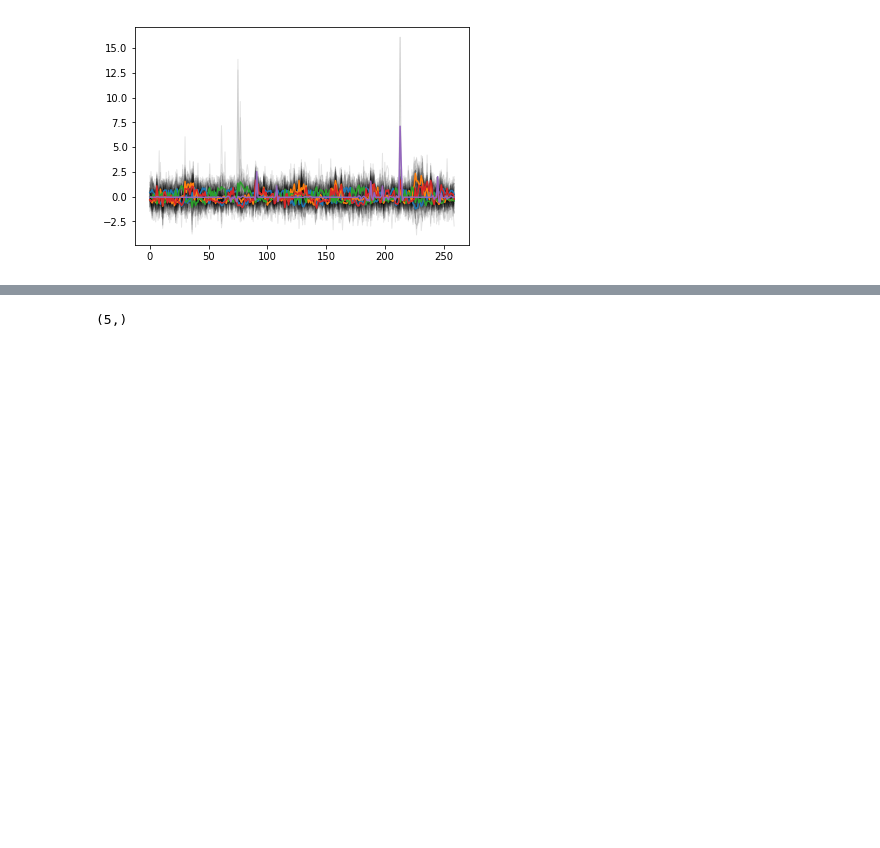
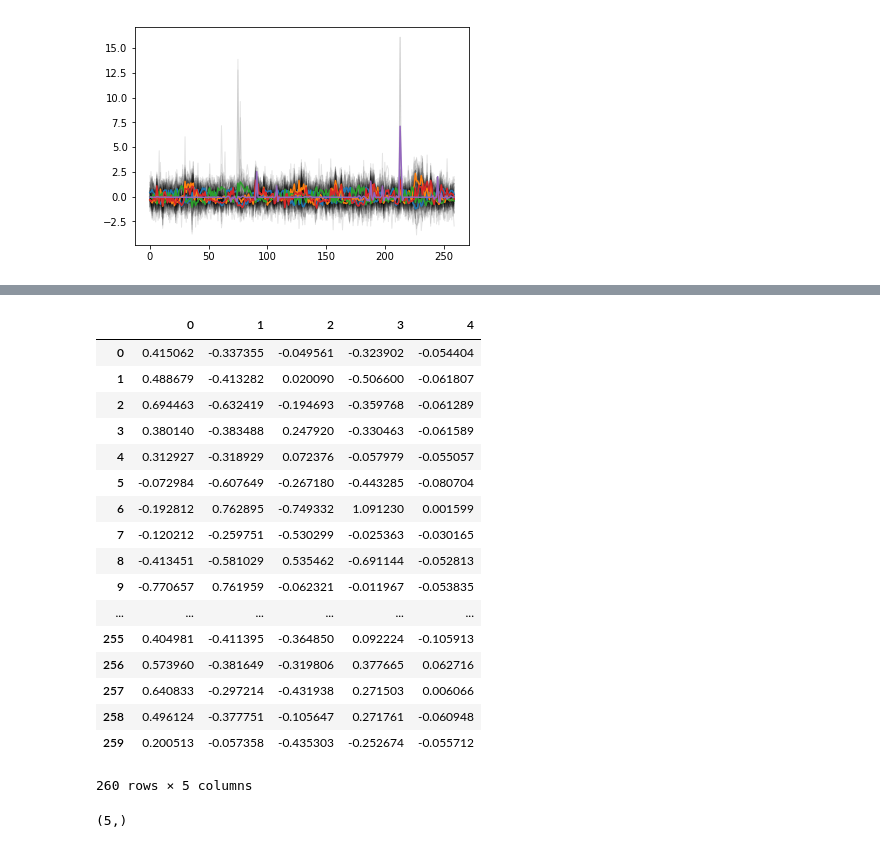
Before and after one commit to Teichlab/SpatialDE, a Jupyter notebook: Analysis/MouseOB/Variational inference.ipynb, the cells around one changed output, grey strips where cells are left out. Saved outputs shown, nothing was run; the diff lists cells and outputs as text; code cells hidden in the pictures; blank space fills up the shorter version.

```diff
--- a/Analysis/MouseOB/Variational inference.ipynb
+++ b/Analysis/MouseOB/Variational inference.ipynb
@@ -212,8 +210,9 @@ def fit_patterns(X, Y, C, l, s2e_0=1.0, verbosity=0, maxiter=100, printerval=1,
     else:
         print('Warning! ELBO dit not converge after {} iters!'.format(i + 1))
 
+    final_elbo = ELBO(Y, r, m, s2e, K, K, s2e, pi)
 
-    return ELBO(Y, r, m, s2e, K, K, s2e, pi), m, r, s2e, l
+    return final_elbo, m, r, s2e
 # %%
 Y = res[sres['g']].values.T
 
@@ -222,7 +221,7 @@ Y = (Y.T - Y.mean(1)).T
 Y = (Y.T / Y.std(1)).T
 
 C = 5
-elbo, m, r, s2e, l = fit_patterns(X, Y, C, 1.5, verbosity=0, printerval=1, maxiter=200)
+elbo, m, r, s2e = fit_patterns(X, Y, C, 1.5, verbosity=0, printerval=1, maxiter=200)
 
 K = base.SE_kernel(X, l)
 # %%
@@ -238,3 +260,24 @@ sres['pattern'] = r.argmax(1)
+# %%
+pd.DataFrame.from_records(m)
+# %% [output]
+|  | 0 | 1 | 2 | 3 | 4 |
+| 0 | 0.415062 | -0.337355 | -0.049561 | -0.323902 | -0.054404 |
+| 1 | 0.488679 | -0.413282 | 0.020090 | -0.506600 | -0.061807 |
+| 2 | 0.694463 | -0.632419 | -0.194693 | -0.359768 | -0.061289 |
+| 3 | 0.380140 | -0.383488 | 0.247920 | -0.330463 | -0.061589 |
+| 4 | 0.312927 | -0.318929 | 0.072376 | -0.057979 | -0.055057 |
+| 5 | -0.072984 | -0.607649 | -0.267180 | -0.443285 | -0.080704 |
+| 6 | -0.192812 | 0.762895 | -0.749332 | 1.091230 | 0.001599 |
+| 7 | -0.120212 | -0.259751 | -0.530299 | -0.025363 | -0.030165 |
+| 8 | -0.413451 | -0.581029 | 0.535462 | -0.691144 | -0.052813 |
+| 9 | -0.770657 | 0.761959 | -0.062321 | -0.011967 | -0.053835 |
+| ... | ... | ... | ... | ... | ... |
+| 255 | 0.404981 | -0.411395 | -0.364850 | 0.092224 | -0.105913 |
+| 256 | 0.573960 | -0.381649 | -0.319806 | 0.377665 | 0.062716 |
+| 257 | 0.640833 | -0.297214 | -0.431938 | 0.271503 | 0.006066 |
+| 258 | 0.496124 | -0.377751 | -0.105647 | 0.271761 | -0.060948 |
+| 259 | 0.200513 | -0.057358 | -0.435303 | -0.252674 | -0.055712 |
+260 rows × 5 columns
 # %%
 np.unique(sres.pattern).shape
 # %% [output]
```
Also changed, not shown: parts of 3 cells of this notebook, 3 other files.
